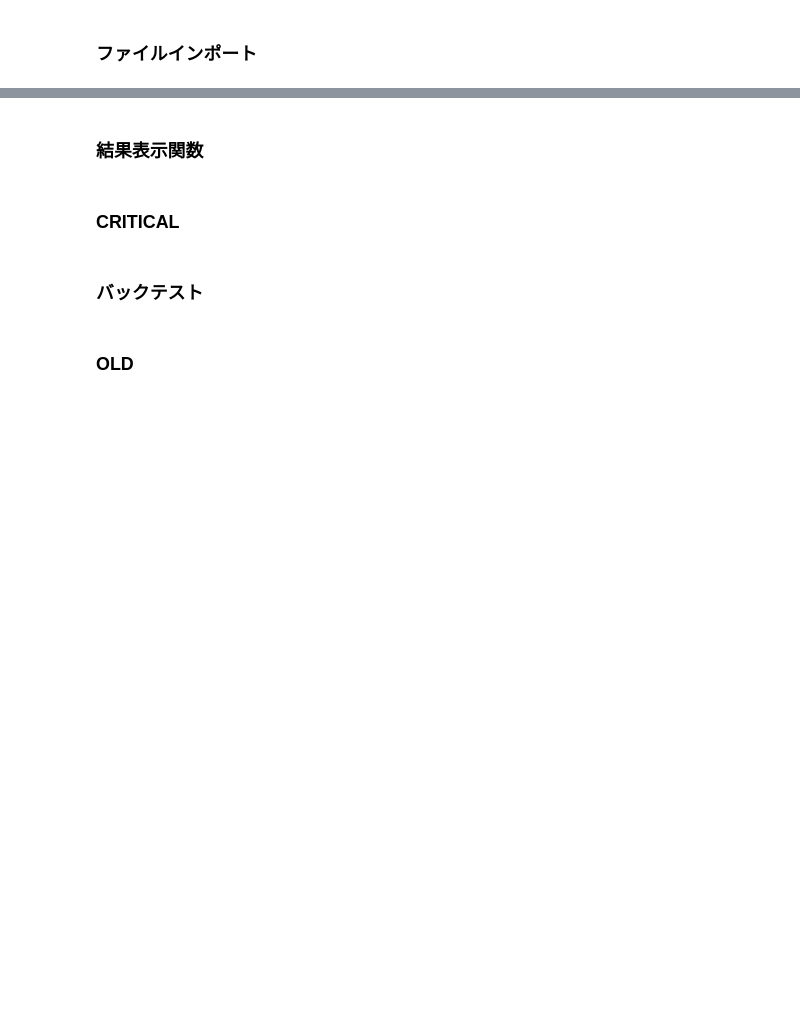
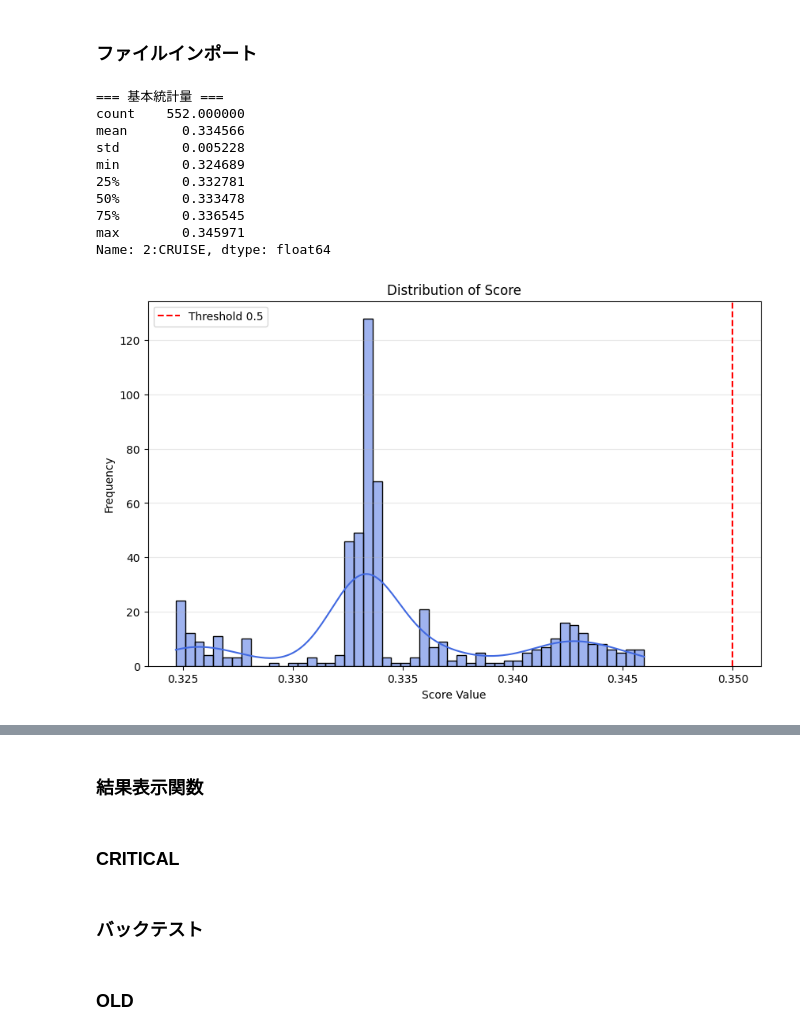
Before and after one commit to Tetibeam/0062_RTM, a Jupyter notebook: pre_check_gli.ipynb, the cells around one changed output, grey strips where cells are left out. Cells and saved outputs as stored; diff of their text form; code cells hidden in the pictures; blank space fills up the shorter version.

```diff
--- a/pre_check_gli.ipynb
+++ b/pre_check_gli.ipynb
@@ -36,22 +36,34 @@ print(stats)
 # %%
 # 期待値のヒストグラム
 
 import matplotlib.pyplot as plt
 import seaborn as sns
 
-df_sta1l_prob = df_oof_all["3:LIFT"]
+df_sta1l_prob = df_oof_all["2:CRUISE"]
 # 1. 基本統計量の確認（平均、最小、最大、四分位数）
-print("=== risk_score の基本統計量 ===")
+print("=== 基本統計量 ===")
 print(df_sta1l_prob.describe())
 
 plt.figure(figsize=(10, 6))
 sns.histplot(df_sta1l_prob, bins=50, kde=True, color='royalblue')
-plt.title('Distribution of Risk Score (Credit + 0.5 * Bond Probability)')
-plt.xlabel('Risk Score Value')
+plt.title('Distribution of Score')
+plt.xlabel('Score Value')
 plt.ylabel('Frequency')
 plt.grid(axis='y', alpha=0.3)
-plt.axvline(x=0.5, color='red', linestyle='--', label='Threshold 0.5')
+plt.axvline(x=0.35, color='red', linestyle='--', label='Threshold 0.5')
 plt.legend()
 plt.show()
+# %% [output]
+=== 基本統計量 ===
+count    552.000000
+mean       0.334566
+std        0.005228
+min        0.324689
+25%        0.332781
+50%        0.333478
+75%        0.336545
+max        0.345971
+Name: 2:CRUISE, dtype: float64
+[figure, added]
 # %%
 import numpy as np
```
Also changed, not shown: parts of 4 cells of this notebook, 12 other files.
